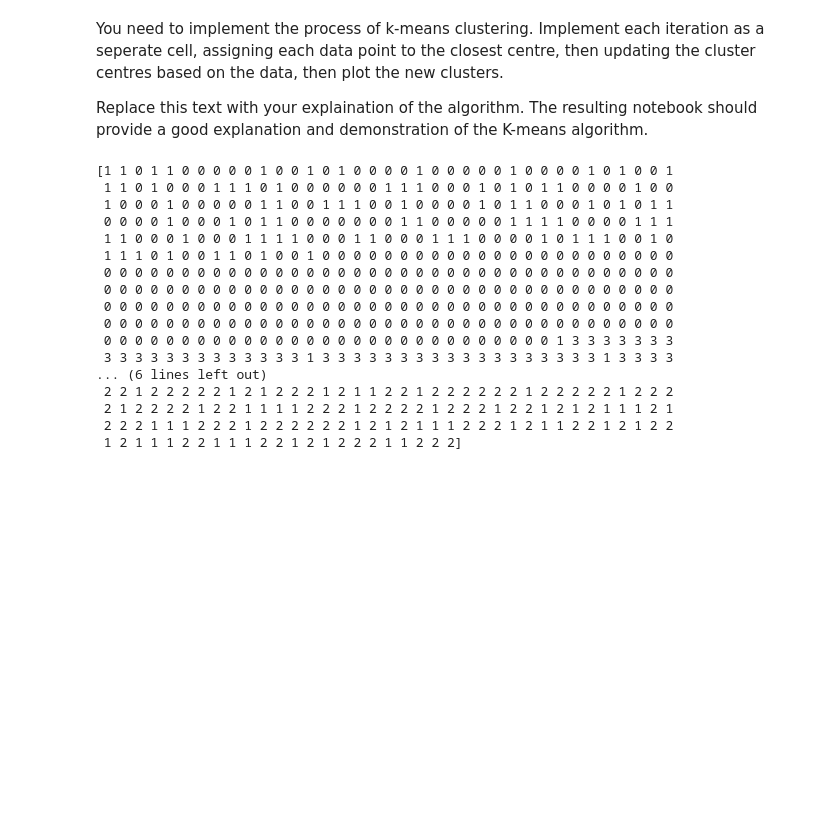
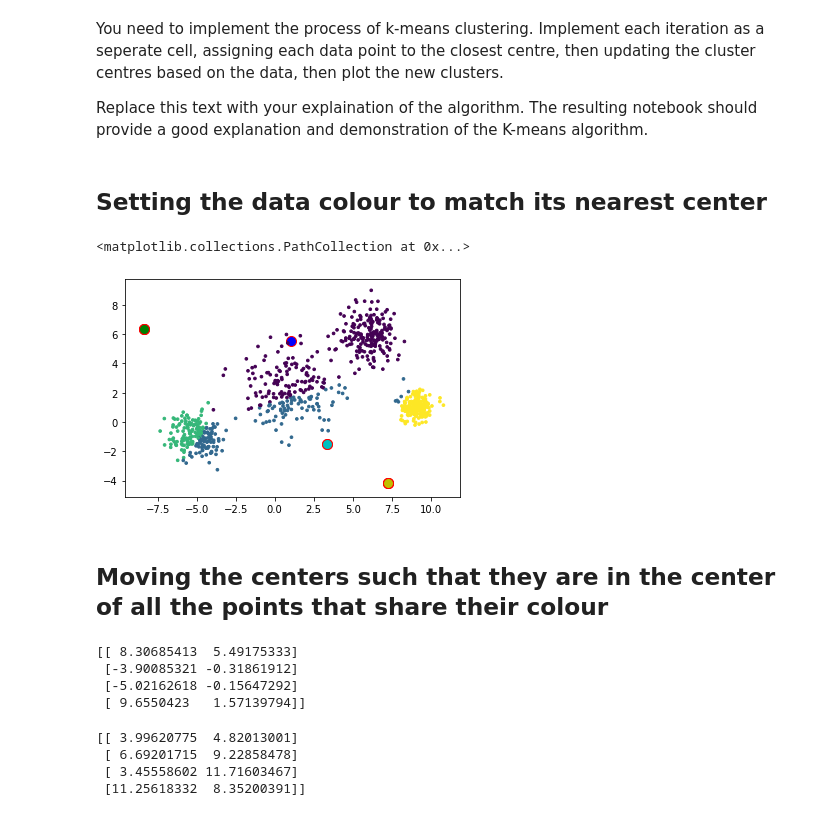
Before and after one commit to Phllips/Portfolio, a Jupyter notebook: Portfolio 3.ipynb, the cells around one changed output. Cells and saved outputs as stored; diff of their text form; code cells hidden in the pictures; blank space fills up the shorter version.

```diff
--- a/Portfolio 3.ipynb
+++ b/Portfolio 3.ipynb
@@ -43,17 +38,14 @@ This part of portfolio should contain at least:
 - Generate random centres via `centres = np.random.randn(k,c)*std + mean` where `std` and `mean` are the standard deviation and mean of the data. `c` represents the number of features in the data. Set the random seed to 6.
 - Color the generated centers with `green`, `blue`, `yellow`, and `cyan`. Set the edgecolors to `red`.
 # %%
-
-std0 = np.std(data)
-mean0 = np.mean(data)
+std = np.std(data)
+mean = np.mean(data)
 
 np.random.seed(6)
 k = 4
 
-centres  = np.random.randn(k,2)*std0 + mean0
+centres  = np.random.randn(k,2)*std + mean
 
-
-print(centres)
 
 plt.scatter(centres[:,0], centres[:,1], s=100, c=['g','b','y','c'],edgecolors='r')
 plt.scatter(data[:,0], data[:,1], s=7, c='k')
@@ -94,28 +82,59 @@ print(cluster)
 You need to implement the process of k-means clustering.  Implement each iteration as a seperate cell, assigning each data point to the closest centre, then updating the cluster centres based on the data, then plot the new clusters.
 
 Replace this text with your explaination of the algorithm.  The resulting notebook should provide a good explanation and demonstration of the K-means algorithm.
+# %% [markdown]
+## Setting the data colour to match its nearest center
 # %%
-
 distance=np.zeros((800,k))
 for i in range(k):
      distance[:,i] = np.linalg.norm(data - centres[i],axis=1)
 cluster = np.argmin(distance, axis = 1)
-print(cluster)
-# %% [output]
-[1 1 0 1 1 0 0 0 0 0 1 0 0 1 0 1 0 0 0 0 1 0 0 0 0 0 1 0 0 0 0 1 0 1 0 0 1
- 1 1 0 1 0 0 0 1 1 1 0 1 0 0 0 0 0 0 1 1 1 0 0 0 1 0 1 0 1 1 0 0 0 0 1 0 0
- 1 0 0 0 1 0 0 0 0 0 1 1 0 0 1 1 1 0 0 1 0 0 0 0 1 0 1 1 0 0 0 1 0 1 0 1 1
- 0 0 0 0 1 0 0 0 1 0 1 1 0 0 0 0 0 0 0 1 1 0 0 0 0 0 1 1 1 1 0 0 0 0 1 1 1
- 1 1 0 0 0 1 0 0 0 1 1 1 1 0 0 0 1 1 0 0 0 1 1 1 0 0 0 0 1 0 1 1 1 0 0 1 0
- 1 1 1 0 1 0 0 1 1 0 1 0 0 1 0 0 0 0 0 0 0 0 0 0 0 0 0 0 0 0 0 0 0 0 0 0 0
- 0 0 0 0 0 0 0 0 0 0 0 0 0 0 0 0 0 0 0 0 0 0 0 0 0 0 0 0 0 0 0 0 0 0 0 0 0
- 0 0 0 0 0 0 0 0 0 0 0 0 0 0 0 0 0 0 0 0 0 0 0 0 0 0 0 0 0 0 0 0 0 0 0 0 0
- 0 0 0 0 0 0 0 0 0 0 0 0 0 0 0 0 0 0 0 0 0 0 0 0 0 0 0 0 0 0 0 0 0 0 0 0 0
- 0 0 0 0 0 0 0 0 0 0 0 0 0 0 0 0 0 0 0 0 0 0 0 0 0 0 0 0 0 0 0 0 0 0 0 0 0
- 0 0 0 0 0 0 0 0 0 0 0 0 0 0 0 0 0 0 0 0 0 0 0 0 0 0 0 0 0 1 3 3 3 3 3 3 3
- 3 3 3 3 3 3 3 3 3 3 3 3 3 1 3 3 3 3 3 3 3 3 3 3 3 3 3 3 3 3 3 3 1 3 3 3 3
-... (6 lines left out)
- 2 2 1 2 2 2 2 2 1 2 1 2 2 2 1 2 1 1 2 2 1 2 2 2 2 2 2 1 2 2 2 2 2 1 2 2 2
- 2 1 2 2 2 2 1 2 2 1 1 1 1 2 2 2 1 2 2 2 2 1 2 2 2 1 2 2 1 2 1 2 1 1 1 2 1
- 2 2 2 1 1 1 2 2 2 1 2 2 2 2 2 2 1 2 1 2 1 1 1 2 2 2 1 2 1 1 2 2 1 2 1 2 2
- 1 2 1 1 1 2 2 1 1 1 2 2 1 2 1 2 2 2 1 1 2 2 2]
+# %%
+colmap = {0: 'b', 1: 'c', 2: 'g', 3: 'y'}
+for i in range(k):
+    plt.scatter(centres[i:,0], centres[i:,1], s=100, c = colmap[i], edgecolors='r')
+
+plt.scatter(data[:,0], data[:,1], s=7, c=cluster)
+# %% [output]
+<matplotlib.collections.PathCollection at 0x...>
+[figure, added]
+# %% [markdown]
+## Moving the centers such that they are in the center of all the points that share their colour
+# %%
+new_centres = np.zeros((4,2))
+def update(k):
+    for i in range(len(new_centres)):
+        for j in range(len(data)):
+            if(cluster[j] == i):
+                new_centres[i:,0] = np.mean(data[j][0])
+                new_centres[i:,1] = np.mean(data[j][1])
+    return k
+
+update(new_centres)
+
+print(new_centres)
+# %% [output]
+[[ 8.30685413  5.49175333]
+ [-3.90085321 -0.31861912]
+ [-5.02162618 -0.15647292]
+ [ 9.6550423   1.57139794]]
+# %%
+fixedcentres = np.zeros((4,2))
+
+total = 0
+count = 0
+
+for i in range(len(new_centres)):
+    count = 0
+    for j in range(len(data)):
+        if cluster[j] == i:
+            count+=1
+            total+=data[j]
+    fixedcentres[i] = (total/count)
+
+print(fixedcentres)
+# %% [output]
+[[ 3.99620775  4.82013001]
+ [ 6.69201715  9.22858478]
+ [ 3.45558602 11.71603467]
+ [11.25618332  8.35200391]]
```
Also changed, not shown: parts of 12 cells of this notebook.
